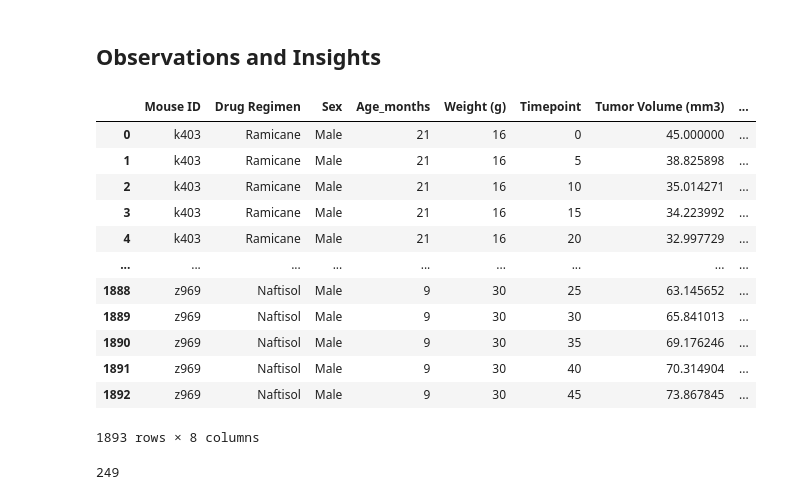
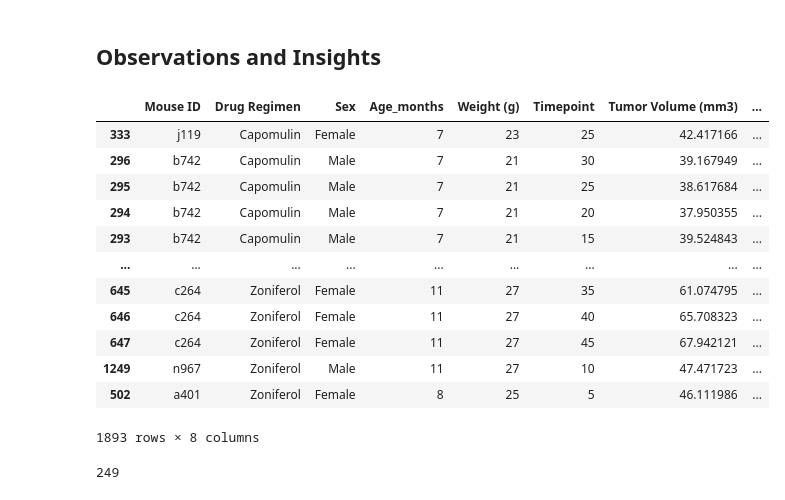
Before and after one commit to Corters22/Pymaceuticals_Review, a Jupyter notebook: pymaceuticals_starter.ipynb, the cells around one changed output. Saved outputs shown, nothing was run; the diff lists cells and outputs as text; code cells hidden in the pictures.

```diff
--- a/pymaceuticals_starter.ipynb
+++ b/pymaceuticals_starter.ipynb
@@ -3,34 +3,35 @@
 # %%
 # Dependencies and Setup
 import matplotlib.pyplot as plt
 import pandas as pd
 import scipy.stats as st
+import numpy as np
 
 # Study data files
 mouse_metadata_path = "data/Mouse_metadata.csv"
 study_results_path = "data/Study_results.csv"
 
 # Read the mouse data and the study results
 mouse_metadata = pd.read_csv(mouse_metadata_path)
 study_results = pd.read_csv(study_results_path)
 
 # Combine the data into a single dataset
 full_data_df = pd.merge(mouse_metadata, study_results, on="Mouse ID")
 # Display the data table for preview
-full_data_df
+full_data_df.sort_values('Drug Regimen')
 # %% [output]
 |  | Mouse ID | Drug Regimen | Sex | Age_months | Weight (g) | Timepoint | Tumor Volume (mm3) | ... |
-| 0 | k403 | Ramicane | Male | 21 | 16 | 0 | 45.000000 | ... |
-| 1 | k403 | Ramicane | Male | 21 | 16 | 5 | 38.825898 | ... |
-| 2 | k403 | Ramicane | Male | 21 | 16 | 10 | 35.014271 | ... |
-| 3 | k403 | Ramicane | Male | 21 | 16 | 15 | 34.223992 | ... |
-| 4 | k403 | Ramicane | Male | 21 | 16 | 20 | 32.997729 | ... |
+| 333 | j119 | Capomulin | Female | 7 | 23 | 25 | 42.417166 | ... |
+| 296 | b742 | Capomulin | Male | 7 | 21 | 30 | 39.167949 | ... |
+| 295 | b742 | Capomulin | Male | 7 | 21 | 25 | 38.617684 | ... |
+| 294 | b742 | Capomulin | Male | 7 | 21 | 20 | 37.950355 | ... |
+| 293 | b742 | Capomulin | Male | 7 | 21 | 15 | 39.524843 | ... |
 | ... | ... | ... | ... | ... | ... | ... | ... | ... |
-| 1888 | z969 | Naftisol | Male | 9 | 30 | 25 | 63.145652 | ... |
-| 1889 | z969 | Naftisol | Male | 9 | 30 | 30 | 65.841013 | ... |
-| 1890 | z969 | Naftisol | Male | 9 | 30 | 35 | 69.176246 | ... |
-| 1891 | z969 | Naftisol | Male | 9 | 30 | 40 | 70.314904 | ... |
-| 1892 | z969 | Naftisol | Male | 9 | 30 | 45 | 73.867845 | ... |
+| 645 | c264 | Zoniferol | Female | 11 | 27 | 35 | 61.074795 | ... |
+| 646 | c264 | Zoniferol | Female | 11 | 27 | 40 | 65.708323 | ... |
+| 647 | c264 | Zoniferol | Female | 11 | 27 | 45 | 67.942121 | ... |
+| 1249 | n967 | Zoniferol | Male | 11 | 27 | 10 | 47.471723 | ... |
+| 502 | a401 | Zoniferol | Female | 8 | 25 | 5 | 46.111986 | ... |
 1893 rows × 8 columns
 # %%
 # Checking the number of mice.
```
Also changed, not shown: parts of 3 cells of this notebook.
